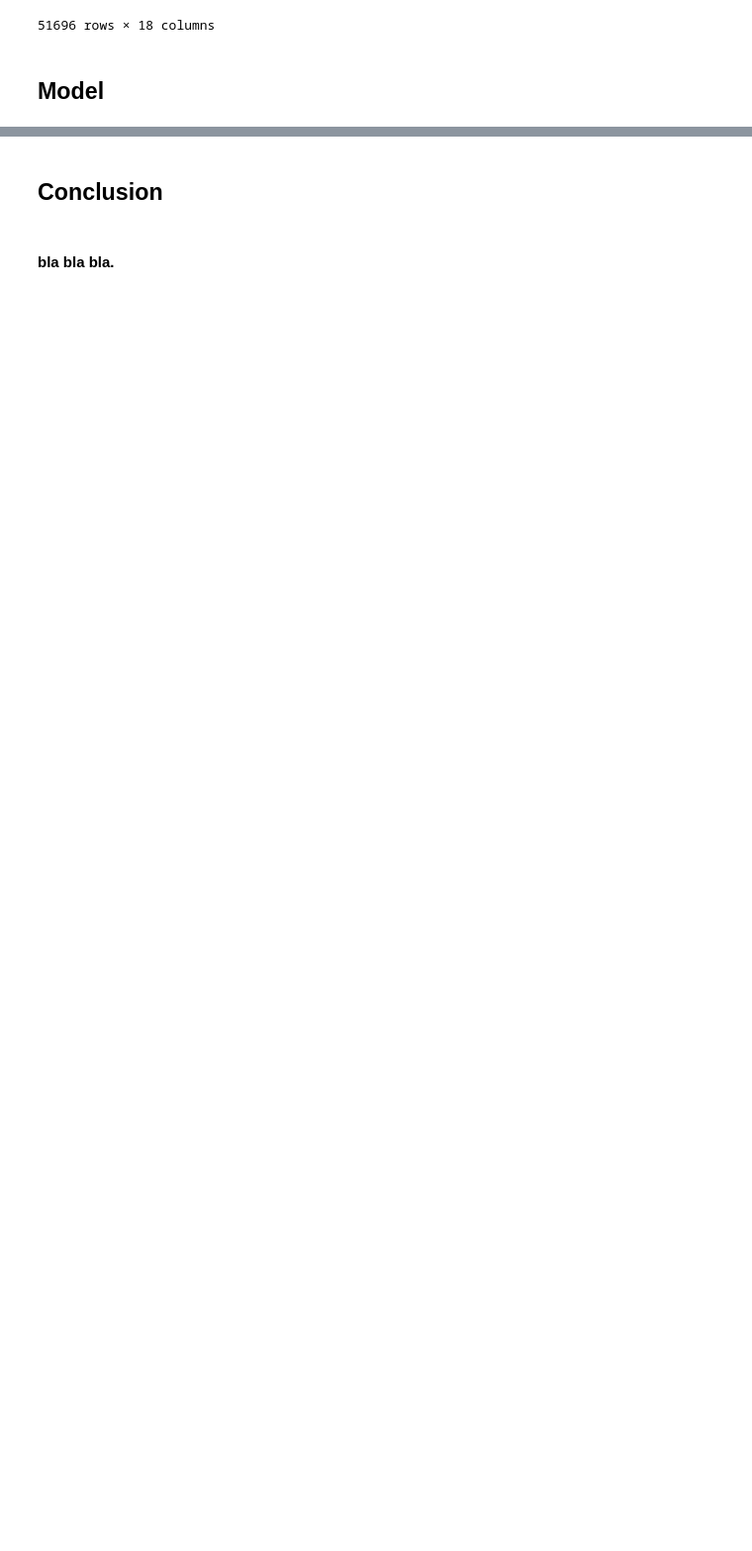
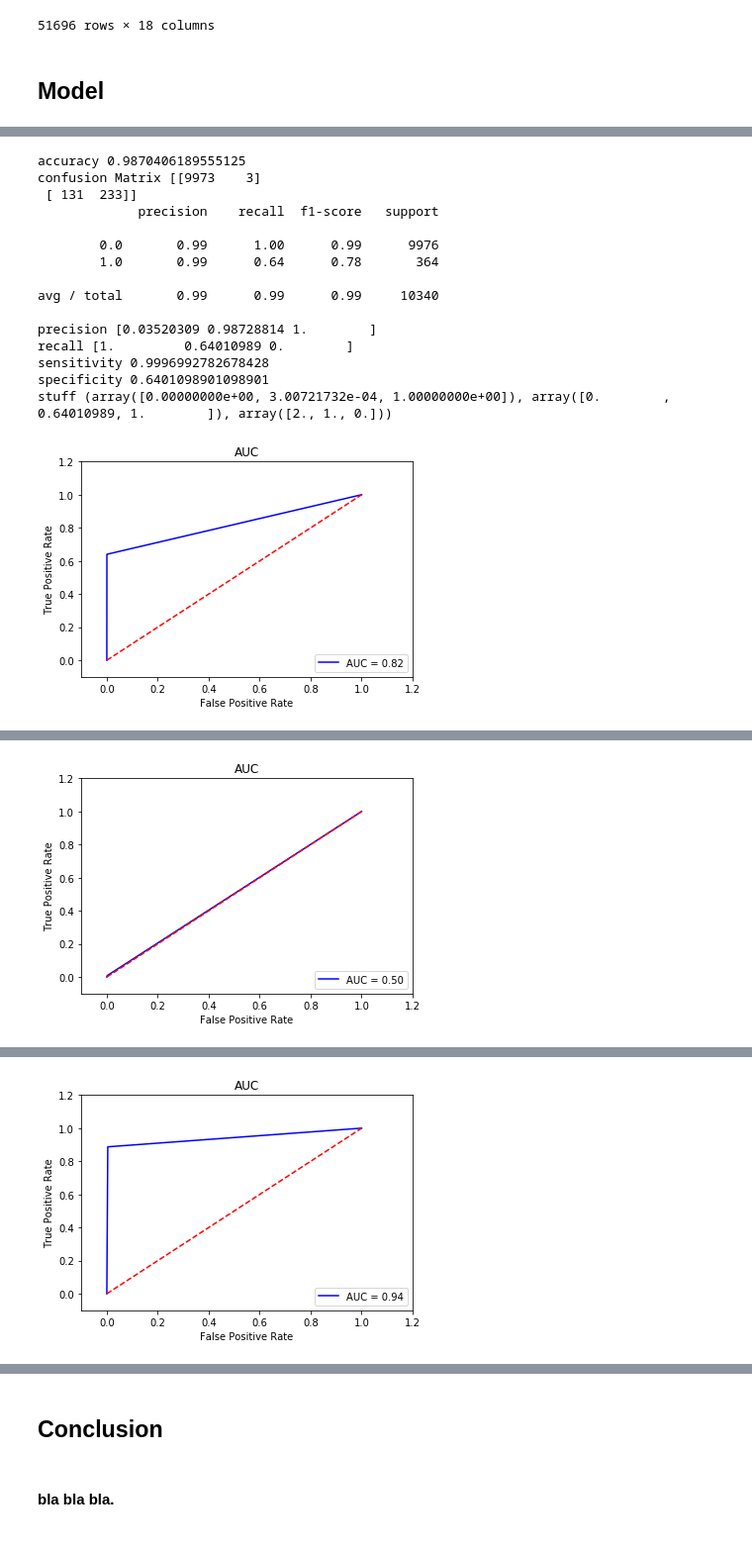
Before and after one commit to TCSS-555-Machine-Learning/Project-3-Sepsis, a Jupyter notebook: Sepsis.ipynb, the cells around one changed output, grey strips where cells are left out. Shown: that part at 99% size. Saved outputs shown, nothing was run; the diff lists cells and outputs as text; code cells hidden in the pictures; blank space fills up the shorter version.

```diff
--- a/Sepsis.ipynb
+++ b/Sepsis.ipynb
@@ -278,15 +279,0 @@ plt.show()
-# %%
-# Make predictions on validation dataset
-
-messages = []
-matrices = []
-for name, model in models:
-    model.fit(X_train, Y_train)
-    prediction = model.predict(X_validation)
-
-    accuracyScore = accuracy_score(Y_validation, prediction)
-    confusionMatrix = confusion_matrix(Y_validation, prediction)
-    matrices.append(confusionMatrix)
-
-print(messages)
-print(matrices)
@@ -300,0 +280,58 @@ print(matrices)
+# %%
+# Make predictions on validation dataset
+
+messages = []
+matrices = []
+for name, model in models:
+    model.fit(X_train, Y_train)
+    prediction = model.predict(X_validation)
+
+    accuracyScore = accuracy_score(Y_validation, prediction)
+    confusionMatrix = confusion_matrix(Y_validation, prediction)
+    classificationReport = classification_report(Y_validation, prediction)
+    precision, recall, thresholds = precision_recall_curve(Y_validation, prediction)
+    sensitivity = confusionMatrix[0, 0]/(confusionMatrix[0, 0]+confusionMatrix[0, 1])
+    specificity = confusionMatrix[1, 1]/(confusionMatrix[1, 0]+confusionMatrix[1, 1])
+    false_positive_rate, true_positive_rate, thresholds = roc_curve(Y_validation, prediction)
+    roc_auc = auc(false_positive_rate, true_positive_rate)
+    #metrics.roc_curve(Y_validation, prediction)
+    #auc = metrics.auc(confusionMatrix[0, 0], confusionMatrix[1, 1])
+
+    print("accuracy", accuracyScore)
+    print("confusion Matrix", confusionMatrix)
+    print(classificationReport)
+    print("precision", precision)
+    print("recall", recall)
+    print("sensitivity", sensitivity)
+    print("specificity", specificity)
+    print("stuff", roc_curve(Y_validation, prediction))
+    plt.title('AUC')
+    plt.plot(false_positive_rate, true_positive_rate, 'b', label='AUC = %0.2f'% roc_auc)
+    plt.legend(loc='lower right')
+    plt.plot([0,1],[0,1],'r--')
+    plt.xlim([-0.1,1.2])
+    plt.ylim([-0.1,1.2])
+    plt.ylabel('True Positive Rate')
+    plt.xlabel('False Positive Rate')
+    plt.show()
+    #matrices.append(confusionMatrix)
+
+#print(confusionMatrix)
+#print(messages)
+# %% [output]
+accuracy 0.9870406189555125
+confusion Matrix [[9973    3]
+ [ 131  233]]
+             precision    recall  f1-score   support
+
+        0.0       0.99      1.00      0.99      9976
+        1.0       0.99      0.64      0.78       364
+
+avg / total       0.99      0.99      0.99     10340
+
+precision [0.03520309 0.98728814 1.        ]
+recall [1.         0.64010989 0.        ]
+sensitivity 0.9996992782678428
+specificity 0.6401098901098901
+stuff (array([0.00000000e+00, 3.00721732e-04, 1.00000000e+00]), array([0.        , 0.64010989, 1.        ]), array([2., 1., 0.]))
+[figure, added]
@@ -300,0 +353 @@ print(matrices)
+[figure, added]
@@ -300,0 +369 @@ print(matrices)
+[figure, added]
```
Also changed, not shown: parts of 7 cells of this notebook.
